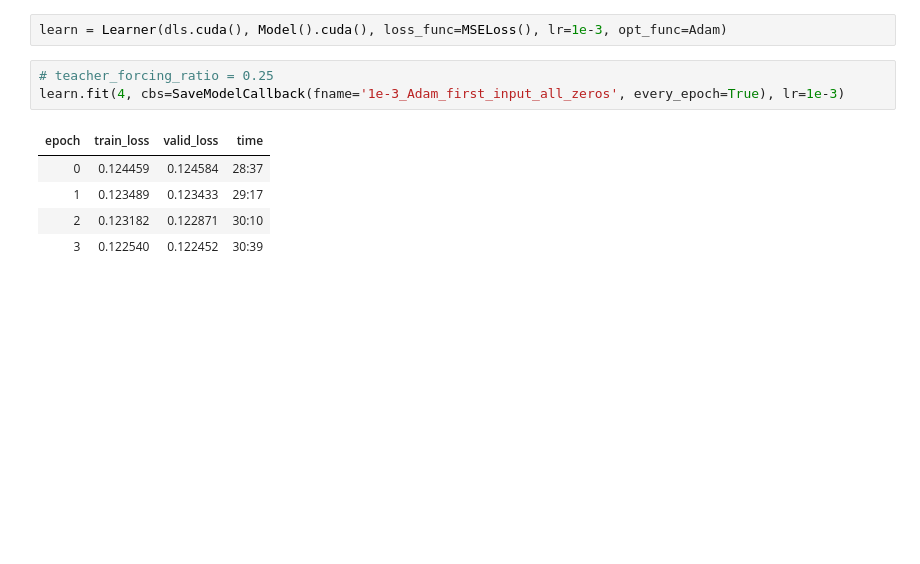
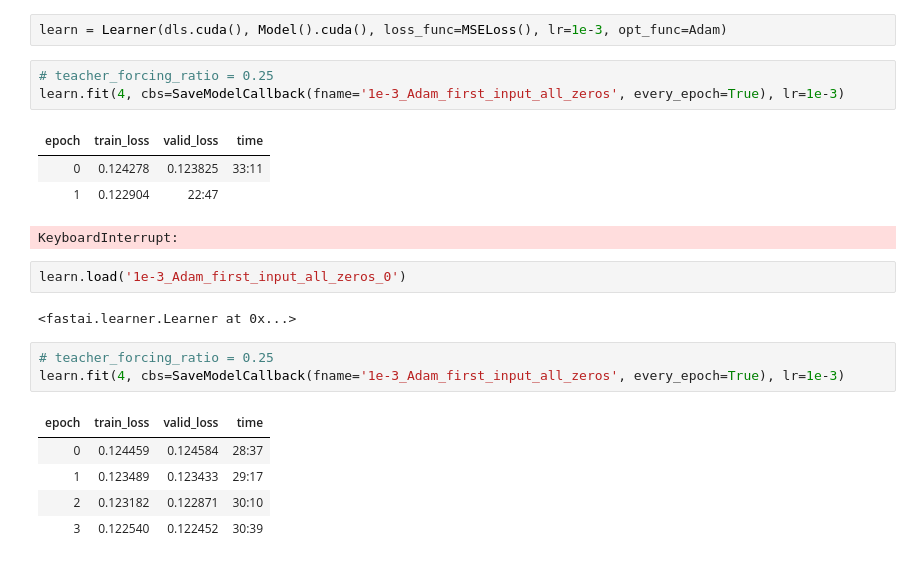
Before and after one commit to earthspecies/audio-embeddings, a Jupyter notebook: 03_optimized_model_with_teacher_forcing_and_balancing_of_epochs.ipynb, the cells around one changed output. Drawn from its saved outputs; the diff is of its cells as text; blank space fills up the shorter version.

```diff
--- a/03_optimized_model_with_teacher_forcing_and_balancing_of_epochs.ipynb
+++ b/03_optimized_model_with_teacher_forcing_and_balancing_of_epochs.ipynb
@@ -193,5 +248,17 @@ class Model(Module):
 # %%
 learn = Learner(dls.cuda(), Model().cuda(), loss_func=MSELoss(), lr=1e-3, opt_func=Adam)
+# %%
+# teacher_forcing_ratio = 0.25
+learn.fit(4, cbs=SaveModelCallback(fname='1e-3_Adam_first_input_all_zeros', every_epoch=True), lr=1e-3)
+# %% [output]
+| epoch | train_loss | valid_loss | time |
+| 0 | 0.124278 | 0.123825 | 33:11 |
+| 1 | 0.122904 | 22:47 |
+KeyboardInterrupt:
+# %%
+learn.load('1e-3_Adam_first_input_all_zeros_0')
+# %% [output]
+<fastai.learner.Learner at 0x...>
 # %%
 # teacher_forcing_ratio = 0.25
 learn.fit(4, cbs=SaveModelCallback(fname='1e-3_Adam_first_input_all_zeros', every_epoch=True), lr=1e-3)
```
Also changed, not shown: parts of 20 cells of this notebook.
